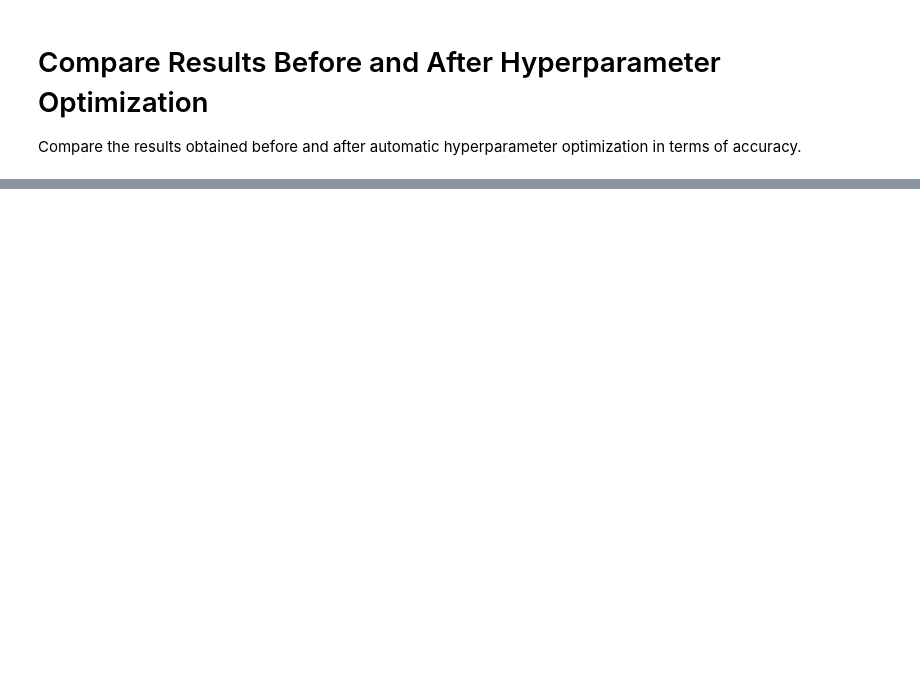
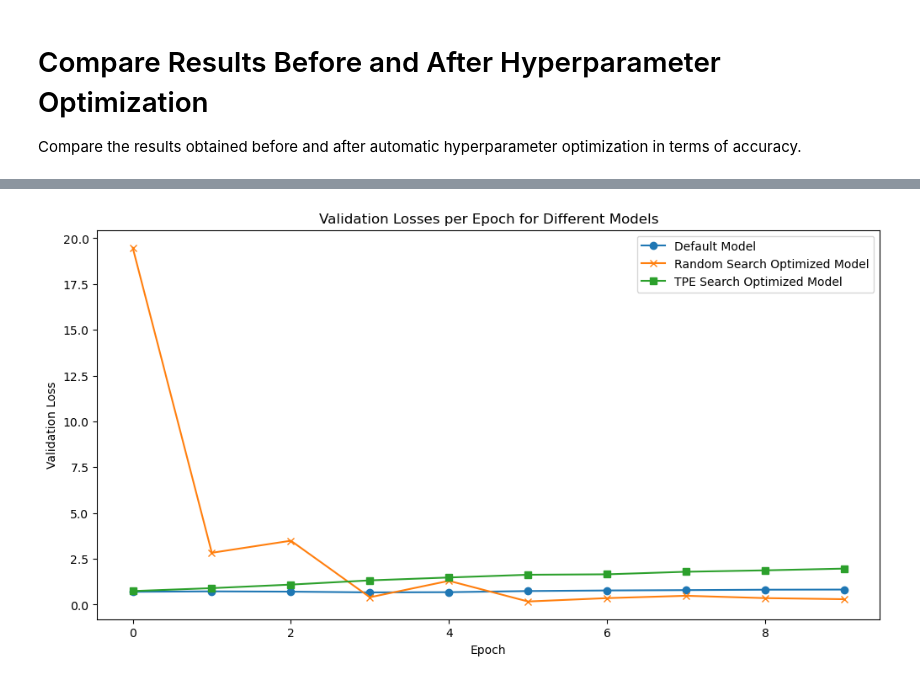
Before and after one commit to LucianoDeben/1BM120, a Jupyter notebook: Assignment_2/Assignment_2_Notebook.ipynb, the cells around one changed output, grey strips where cells are left out. Saved outputs shown, nothing was run; the diff lists cells and outputs as text; code cells hidden in the pictures; blank space fills up the shorter version.

```diff
--- a/Assignment_2/Assignment_2_Notebook.ipynb
+++ b/Assignment_2/Assignment_2_Notebook.ipynb
@@ -225,0 +189,22 @@ Save the trained model weights before and after hyperparameter tuning.
+# %%
+# Before optimization
+default_model = SimpleCNN().to(DEVICE)
+default_optimizer = optim.Adam(default_model.parameters(), lr=0.001, weight_decay=0.0001)
+default_train_losses, default_val_losses = train_model(default_model, train_data, criterion, default_optimizer, DEVICE, n_epochs=EPOCHS, model_name="default_model")
+default_accuracy = test_model(default_model, test_data, DEVICE)
+
+# After optimization (Random search)
+optimized_model_random = SimpleCNN(dropout_rate=best_params_random['dropout_rate']).to(DEVICE)
+optimized_optimizer_random = getattr(optim, best_params_random['optimizer'])(optimized_model_random.parameters(), lr=best_params_random['learning_rate'], weight_decay=best_params_random['weight_decay'])
+optimized_train_losses_random, optimized_val_losses_random = train_model(optimized_model_random, train_data, criterion, optimized_optimizer_random, DEVICE, n_epochs=EPOCHS, model_name="optimized_model_random")
+optimized_accuracy_random = test_model(optimized_model_random, test_data, DEVICE)
+
+# After optimization (TPE search)
+optimized_model_tpe = SimpleCNN(dropout_rate=best_params_tpe['dropout_rate']).to(DEVICE)
+optimized_optimizer_tpe = getattr(optim, best_params_tpe['optimizer'])(optimized_model_tpe.parameters(), lr=best_params_tpe['learning_rate'], weight_decay=best_params_tpe['weight_decay'])
+optimized_train_losses_tpe, optimized_val_losses_tpe = train_model(optimized_model_tpe, train_data, criterion, optimized_optimizer_tpe, DEVICE, n_epochs=EPOCHS, model_name="optimized_model_tpe")
+optimized_accuracy_tpe = test_model(optimized_model_tpe, test_data, DEVICE)
+
+print(f'Default model accuracy: {default_accuracy}%')
+print(f'Optimized model accuracy (Random search): {optimized_accuracy_random}%')
+print(f'Optimized model accuracy (TPE search): {optimized_accuracy_tpe}%')
@@ -225,0 +226,23 @@ Save the trained model weights before and after hyperparameter tuning.
+# %%
+# Plot the validation losses for each model
+plt.figure(figsize=(12, 6))
+
+# Plot validation losses for the default model
+plt.plot(default_val_losses, label='Default Model', linestyle='-', marker='o')
+
+# Plot validation losses for the random search optimized model
+plt.plot(optimized_val_losses_random, label='Random Search Optimized Model', linestyle='-', marker='x')
+
+# Plot validation losses for the TPE search optimized model
+plt.plot(optimized_val_losses_tpe, label='TPE Search Optimized Model', linestyle='-', marker='s')
+
+# Add titles and labels
+plt.title('Validation Losses per Epoch for Different Models')
+plt.xlabel('Epoch')
+plt.ylabel('Validation Loss')
+plt.legend()
+
+# Show the plot
+plt.show()
+# %% [output]
+[figure, added]
```
Also changed, not shown: parts of 22 cells of this notebook, 4 other files.
